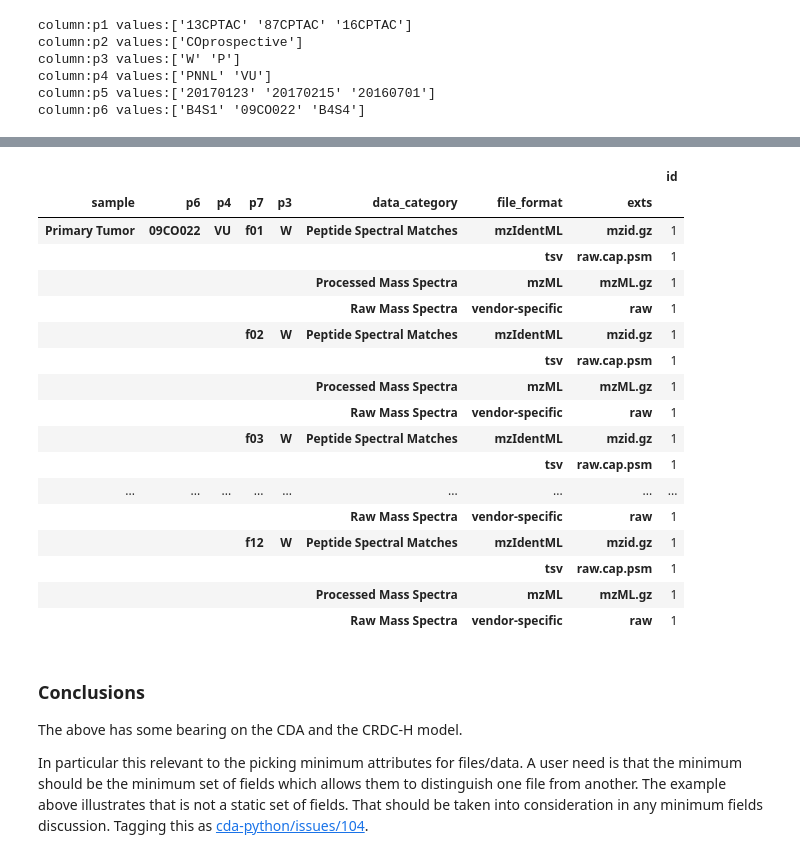
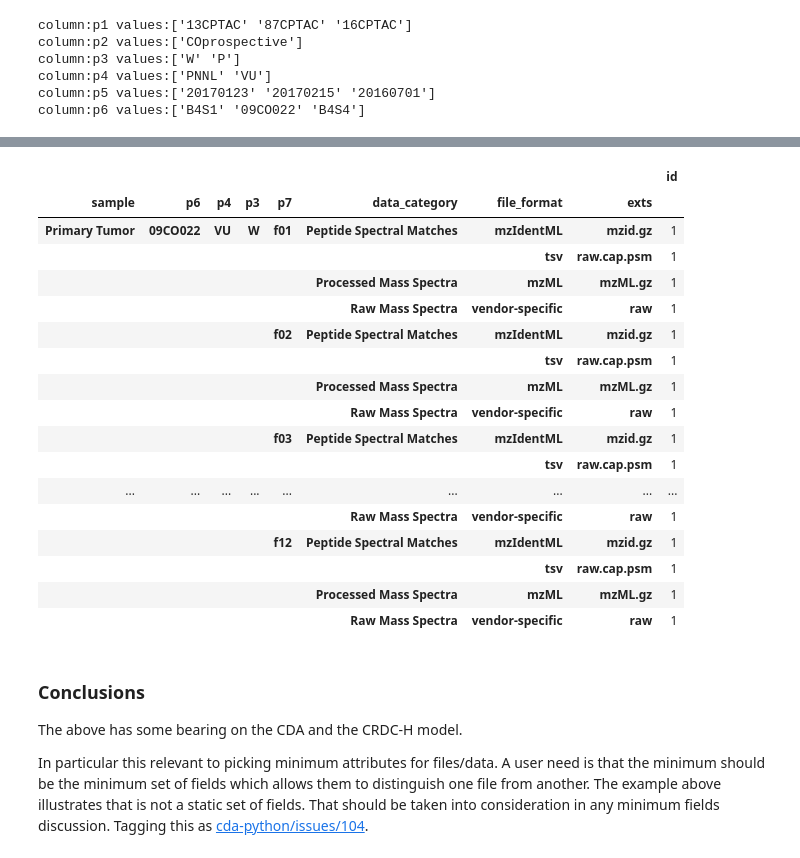
Before and after one commit to ianfore/cdatest, a Jupyter notebook: v2tests/09CO022 Proteomic Files on v2.ipynb, the cells around one changed output, grey strips where cells are left out. Saved outputs shown, nothing was run; the diff lists cells and outputs as text; code cells hidden in the pictures.

```diff
--- a/v2tests/09CO022 Proteomic Files on v2.ipynb
+++ b/v2tests/09CO022 Proteomic Files on v2.ipynb
@@ -150,29 +142,31 @@ p6 turns out to map to a unique combination of site(p4) and sample
 # %%
-proteomics_df = df.groupby(['sample','p6','p4','p7','p3','data_category','file_format','exts']).count()[['id']]
+proteomics_df = df.groupby(['sample','p6','p4','p3','p7','data_category','file_format','exts']).count()[['id']]
 
+# set some other display options
 pd.set_option('display.max_rows', None)
 pd.set_option('display.max_columns', None)
 pd.set_option('display.width', 1000)
 pd.set_option('display.colheader_justify', 'center')
 pd.set_option('display.precision', 3)
 
+
 display(proteomics_df)
 # %% [output]
 |  |  |  |  |  |  |  |  | id |
-| sample | p6 | p4 | p7 | p3 | data_category | file_format | exts |  |
-| Primary Tumor | 09CO022 | VU | f01 | W | Peptide Spectral Matches | mzIdentML | mzid.gz | 1 |
+| sample | p6 | p4 | p3 | p7 | data_category | file_format | exts |  |
+| Primary Tumor | 09CO022 | VU | W | f01 | Peptide Spectral Matches | mzIdentML | mzid.gz | 1 |
 |  |  |  |  |  |  | tsv | raw.cap.psm | 1 |
 |  |  |  |  |  | Processed Mass Spectra | mzML | mzML.gz | 1 |
 |  |  |  |  |  | Raw Mass Spectra | vendor-specific | raw | 1 |
-|  |  |  | f02 | W | Peptide Spectral Matches | mzIdentML | mzid.gz | 1 |
+|  |  |  |  | f02 | Peptide Spectral Matches | mzIdentML | mzid.gz | 1 |
 |  |  |  |  |  |  | tsv | raw.cap.psm | 1 |
 |  |  |  |  |  | Processed Mass Spectra | mzML | mzML.gz | 1 |
 |  |  |  |  |  | Raw Mass Spectra | vendor-specific | raw | 1 |
-|  |  |  | f03 | W | Peptide Spectral Matches | mzIdentML | mzid.gz | 1 |
+|  |  |  |  | f03 | Peptide Spectral Matches | mzIdentML | mzid.gz | 1 |
 |  |  |  |  |  |  | tsv | raw.cap.psm | 1 |
 | ... | ... | ... | ... | ... | ... | ... | ... | ... |
 |  |  |  |  |  | Raw Mass Spectra | vendor-specific | raw | 1 |
-|  |  |  | f12 | W | Peptide Spectral Matches | mzIdentML | mzid.gz | 1 |
+|  |  |  |  | f12 | Peptide Spectral Matches | mzIdentML | mzid.gz | 1 |
 |  |  |  |  |  |  | tsv | raw.cap.psm | 1 |
 |  |  |  |  |  | Processed Mass Spectra | mzML | mzML.gz | 1 |
 |  |  |  |  |  | Raw Mass Spectra | vendor-specific | raw | 1 |
@@ -181,6 +175,6 @@ display(proteomics_df)
 
 The above has some bearing on the CDA and the CRDC-H model.
 
-In particular this relevant to the picking minimum attributes for files/data.
+In particular this relevant to picking minimum attributes for files/data.
 A user need is that the minimum should be the minimum set of fields which allows them to distinguish one file from another.
 The example above illustrates that is not a static set of fields. That should be taken into consideration in any minimum fields discussion. Tagging this as [cda-python/issues/104](https://github.com/CancerDataAggregator/cda-python/issues/104).
```
Also changed, not shown: parts of 7 cells of this notebook, 3 other files.
